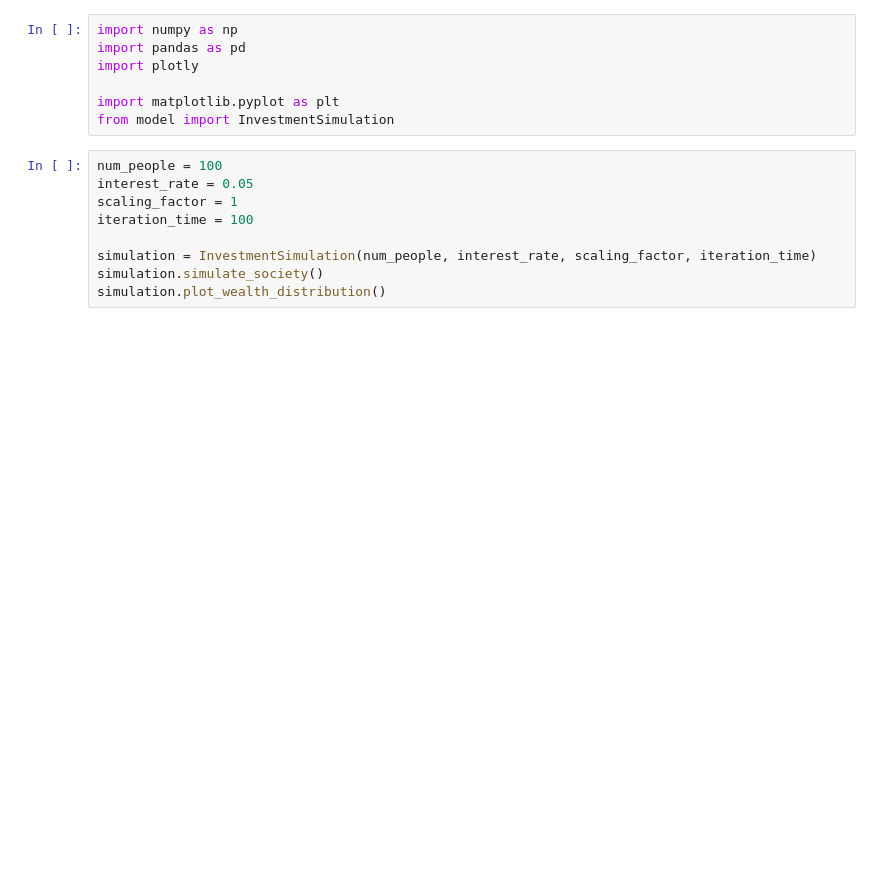
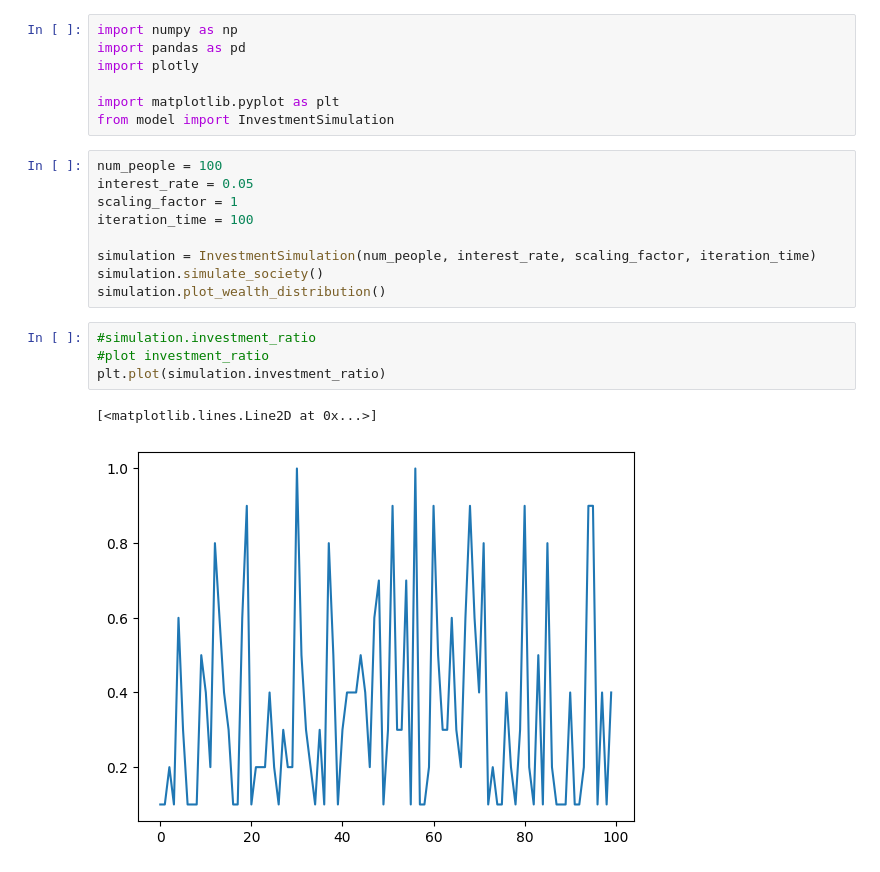
Before and after one commit to joyyuan89/FinAI, a Jupyter notebook: case_study/investment/demo.ipynb, the cells around one changed output. Drawn from its saved outputs; the diff is of its cells as text; blank space fills up the shorter version.

```diff
--- a/case_study/investment/demo.ipynb
+++ b/case_study/investment/demo.ipynb
@@ -14,3 +14,10 @@ iteration_time = 100
 simulation = InvestmentSimulation(num_people, interest_rate, scaling_factor, iteration_time)
 simulation.simulate_society()
 simulation.plot_wealth_distribution()
+# %%
+#simulation.investment_ratio
+#plot investment_ratio
+plt.plot(simulation.investment_ratio)
+# %% [output]
+[<matplotlib.lines.Line2D at 0x...>]
+[figure, added]
```
Also changed, not shown: parts of 2 cells of this notebook, 2 other files.
